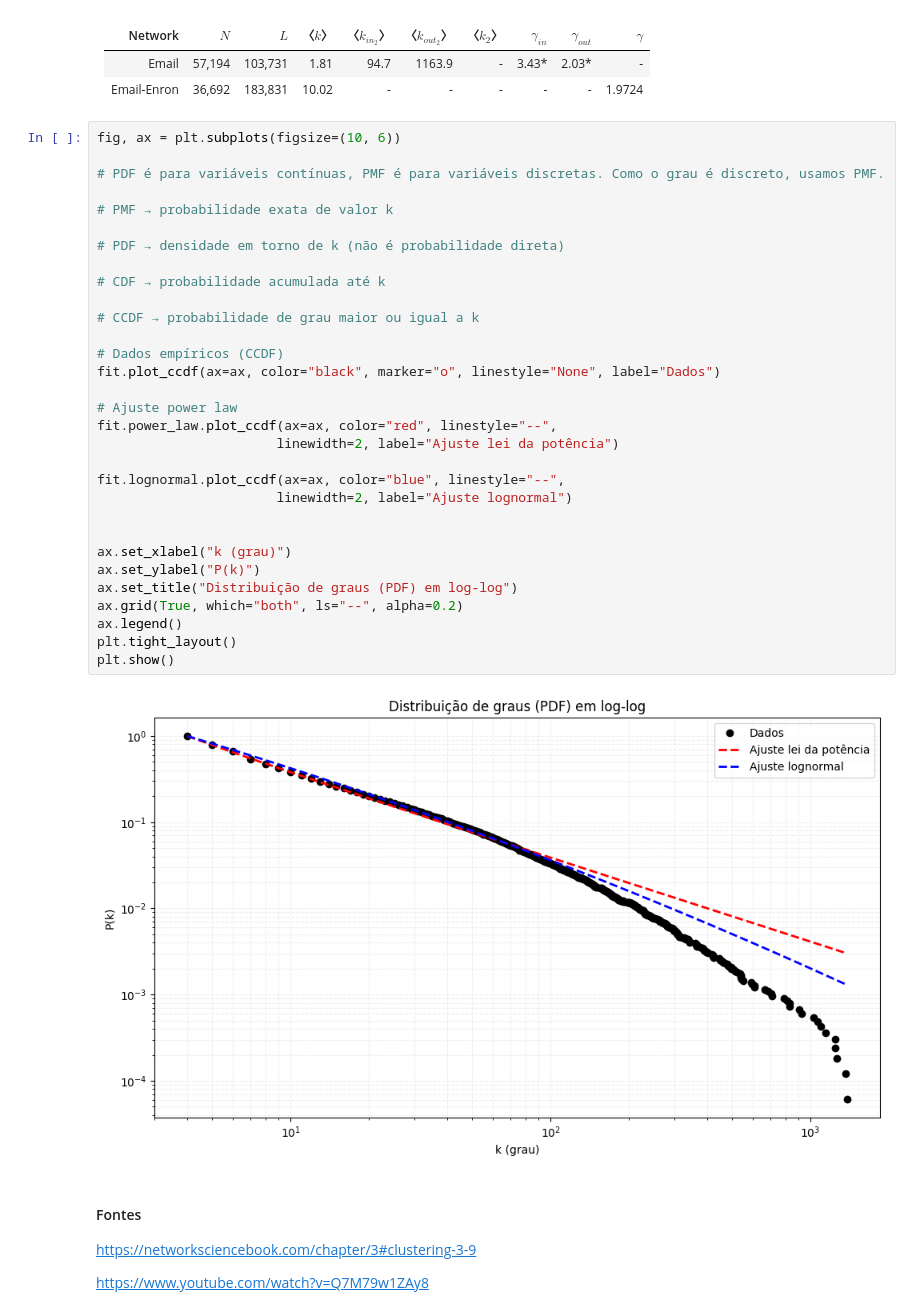
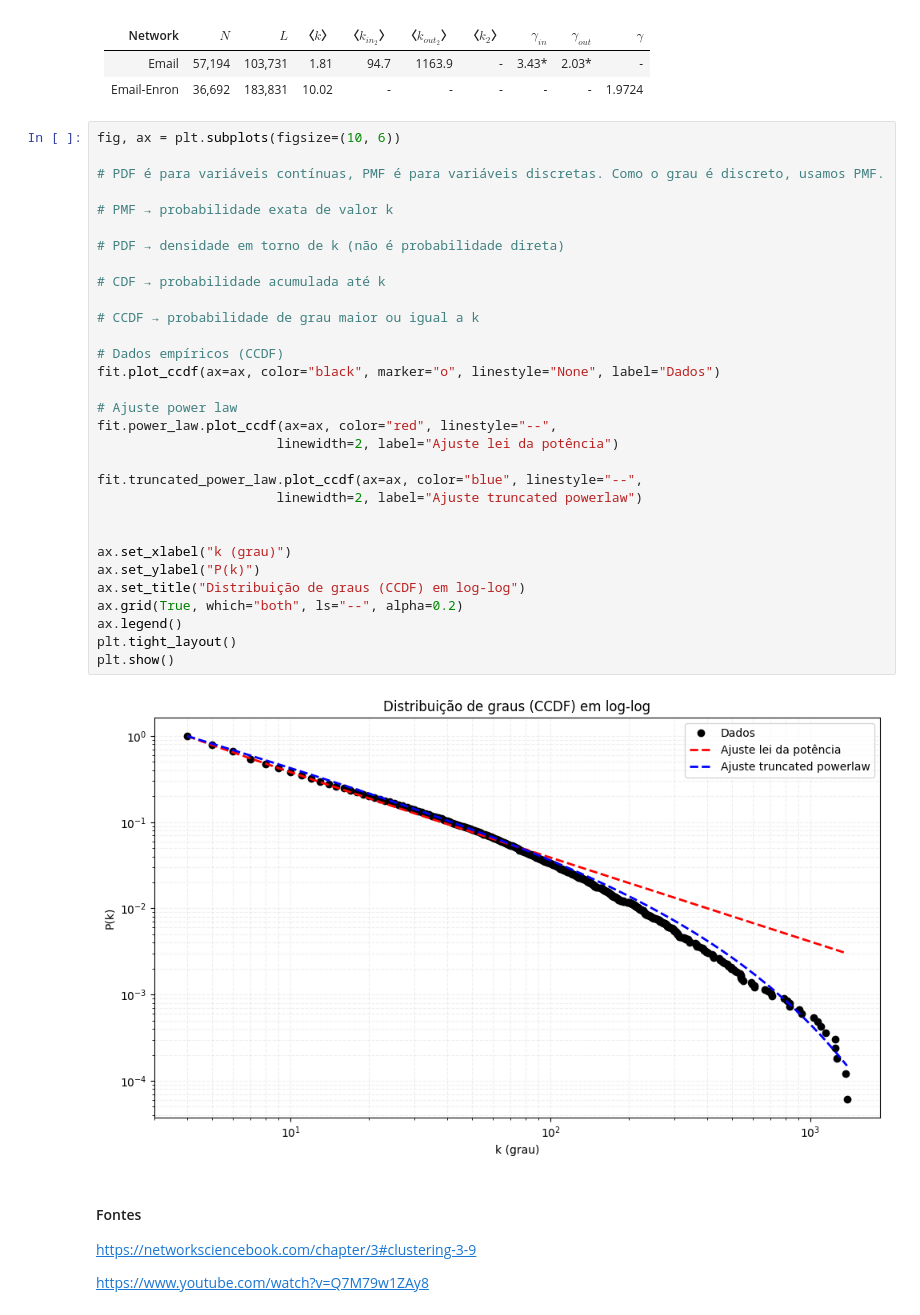
Before and after one commit to tiagostmg/grafos, a Jupyter notebook: src/entrega_1.ipynb, the cells around one changed output. Drawn from its saved outputs; the diff is of its cells as text.

```diff
--- a/src/entrega_1.ipynb
+++ b/src/entrega_1.ipynb
@@ -461,36 +467,36 @@ Email-Enron | 36,692 | 183,831 | 10.02 | - | - | - | - | - | 1.9724
 # %%
 fig, ax = plt.subplots(figsize=(10, 6))
 
 # PDF é para variáveis contínuas, PMF é para variáveis discretas. Como o grau é discreto, usamos PMF.
 
 # PMF → probabilidade exata de valor k
 
 # PDF → densidade em torno de k (não é probabilidade direta)
 
 # CDF → probabilidade acumulada até k
 
 # CCDF → probabilidade de grau maior ou igual a k
 
 # Dados empíricos (CCDF)
 fit.plot_ccdf(ax=ax, color="black", marker="o", linestyle="None", label="Dados")
 
 # Ajuste power law
 fit.power_law.plot_ccdf(ax=ax, color="red", linestyle="--",
                        linewidth=2, label="Ajuste lei da potência")
 
-fit.lognormal.plot_ccdf(ax=ax, color="blue", linestyle="--",
-                       linewidth=2, label="Ajuste lognormal")
+fit.truncated_power_law.plot_ccdf(ax=ax, color="blue", linestyle="--",
+                       linewidth=2, label="Ajuste truncated powerlaw")
 
 
 ax.set_xlabel("k (grau)")
 ax.set_ylabel("P(k)")
-ax.set_title("Distribuição de graus (PDF) em log-log")
+ax.set_title("Distribuição de graus (CCDF) em log-log")
 ax.grid(True, which="both", ls="--", alpha=0.2)
 ax.legend()
 plt.tight_layout()
 plt.show()
 # %% [output]
-[figure, old version]
+[figure, new version]
 # %% [markdown]
 #### Fontes
 https://networksciencebook.com/chapter/3#clustering-3-9
```
Also changed, not shown: parts of 3 cells of this notebook.
